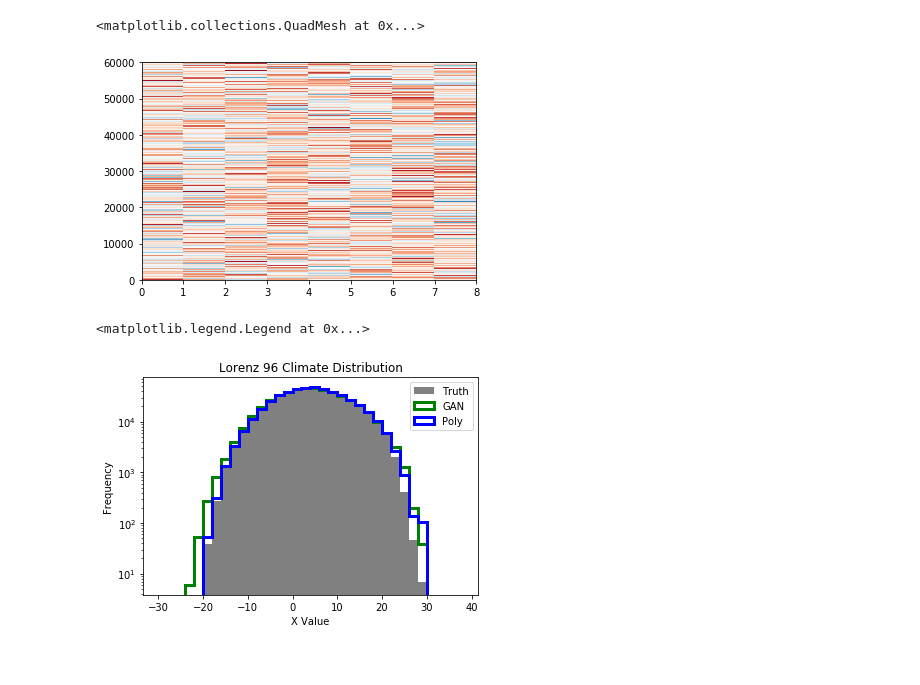
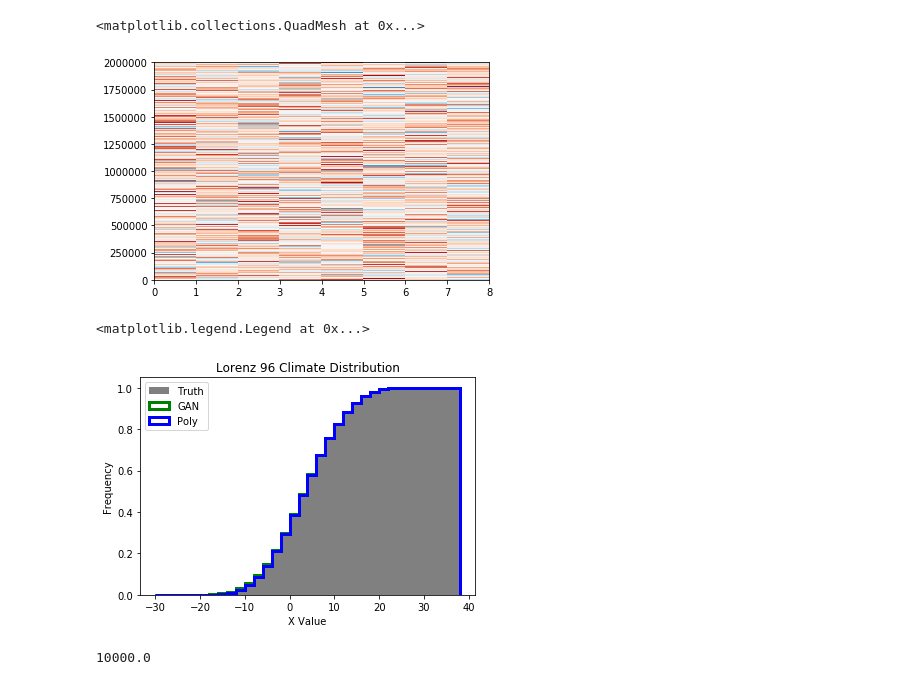
Before and after one commit to djgagne/lorenz_gan, a Jupyter notebook: notebooks/lorenz_gan_climate.ipynb, the cells around one changed output. Saved outputs shown, nothing was run; the diff lists cells and outputs as text; code cells hidden in the pictures.

Commit message:
Updated climate notebook

```diff
--- a/notebooks/lorenz_gan_climate.ipynb
+++ b/notebooks/lorenz_gan_climate.ipynb
@@ -5,7 +5,8 @@ import xarray as xr
 import matplotlib.pyplot as plt
 from glob import glob
 # %%
-climate_path = "../exp_climate_gan/"
+climate_path = "/Users/dgagne/gd/Lorenz GAN docs/exp_u_chey/gan_climate/02000000/"
+#climate_path = "../exp_climate_gan/"
 climate_files = sorted(glob(climate_path + "*.nc"))
 climate_gan_x = []
 for climate_file in climate_files:
@@ -16,5 +21,6 @@ for climate_file in climate_files:
 # %%
-climate_path = "../exp_climate_poly/"
+climate_path = "/Users/dgagne/gd/Lorenz GAN docs/exp_u_chey/poly_climate/02000000/"
+#climate_path = "../exp_climate_poly/"
 climate_files = sorted(glob(climate_path + "*.nc"))
 climate_poly_x = []
 for climate_file in climate_files:
@@ -52,19 +31,33 @@ Attributes:
+# %%
+lorenz_data = xr.open_dataset("/Users/dgagne/gd/Lorenz GAN docs/exp_u_chey/lorenz_output.nc")
+start_index = 2000000
+step_values = lorenz_data["step"].values
+
+l_start = np.where(step_values == start_index)[0][0]
+l_end = l_start + 2000000
+x_vals = lorenz_data["lorenz_x"].values[l_start:l_end]
+#y_vals = lorenz_data["lorenz_y"].values
+lorenz_data.close()
 # %%
-plt.pcolormesh(climate_x[2], vmin=-30, vmax=30, cmap="RdBu_r")
+plt.pcolormesh(climate_gan_x[0], vmin=-30, vmax=30, cmap="RdBu_r")
 # %% [output]
 <matplotlib.collections.QuadMesh at 0x...>
-[figure, old version]
+[figure, new version]
 # %%
 plt.figure(figsize=(6, 4))
 c_bins = np.arange(-30, 40, 2)
-plt.hist(x_vals[l_start:l_end].ravel(), bins=c_bins, color="gray", label="Truth")
-plt.hist(climate_gan_x[0].ravel(), bins=c_bins, histtype="step", color="green", lw=3, label="GAN")
-plt.hist(climate_poly_x[0].ravel(), bins=c_bins, histtype="step", color="blue", lw=3, label="Poly")
-plt.gca().set_yscale("log")
+plt.hist(x_vals.ravel(), bins=c_bins, color="gray", label="Truth", normed=True, cumulative=True)
+plt.hist(climate_gan_x[0].ravel(), bins=c_bins, histtype="step", color="green", lw=3, label="GAN", normed=True, cumulative=True)
+plt.hist(climate_poly_x[0].ravel(), bins=c_bins, histtype="step", color="blue", lw=3, label="Poly", normed=True, cumulative=True)
+#plt.gca().set_yscale("log")
 plt.ylabel("Frequency")
 plt.xlabel("X Value")
 plt.title("Lorenz 96 Climate Distribution")
 plt.legend()
 # %% [output]
 <matplotlib.legend.Legend at 0x...>
-[figure, old version]
+[figure, new version]
+# %%
+2000000 * 0.005
+# %% [output]
+10000.0
```
Also changed, not shown: parts of 2 cells of this notebook.
